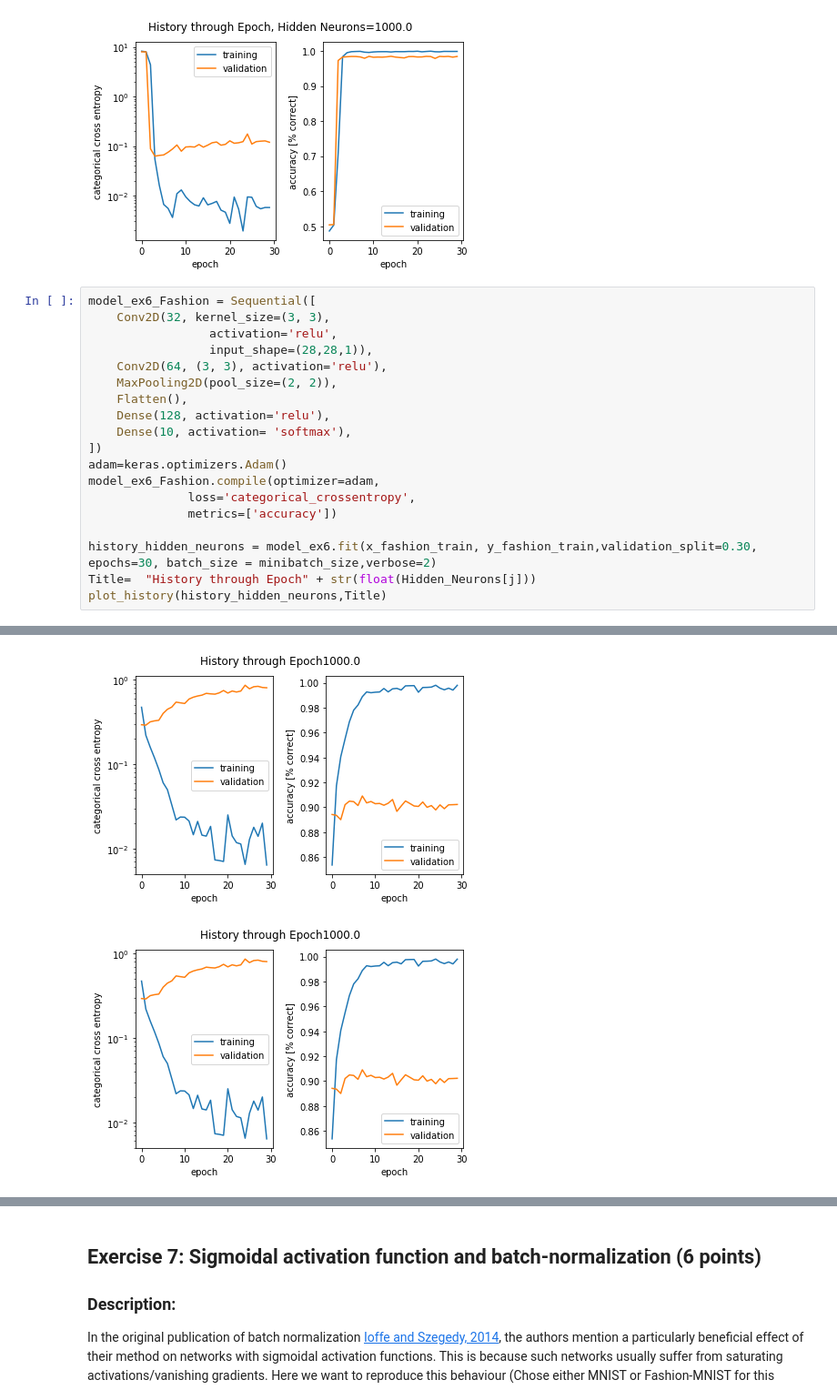
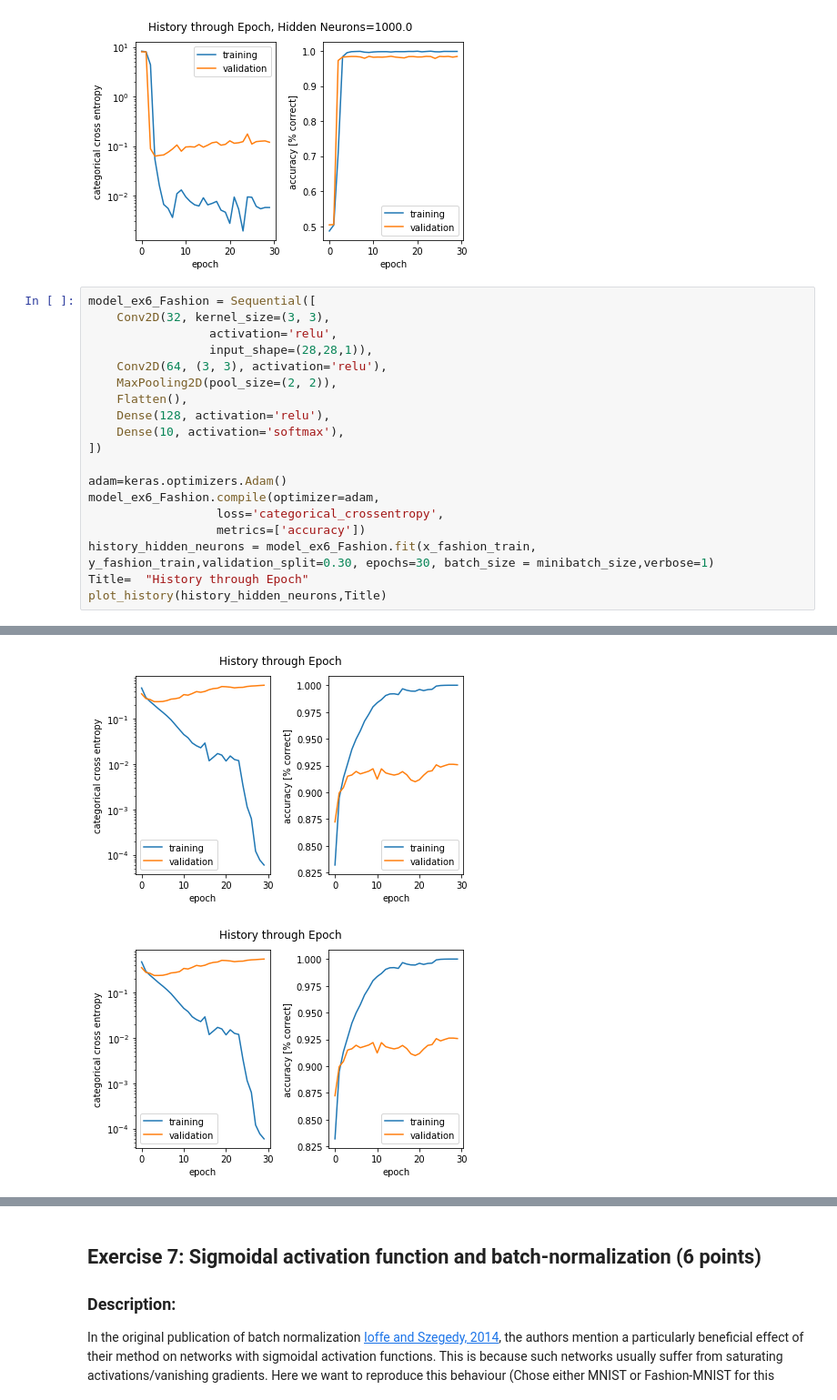
Before and after one commit to Guilhem74/EPFL_Artificial_Neural_Networks, a Jupyter notebook: miniproject1_ANN_Pi.ipynb, the cells around one changed output, grey strips where cells are left out. Shown at 91% size. Drawn from its saved outputs; the diff is of its cells as text.

```diff
--- a/miniproject1_ANN_Pi.ipynb
+++ b/miniproject1_ANN_Pi.ipynb
@@ -710,15 +710,15 @@ model_ex6_Fashion = Sequential([
     MaxPooling2D(pool_size=(2, 2)),
     Flatten(),
     Dense(128, activation='relu'),
-    Dense(10, activation= 'softmax'),
+    Dense(10, activation='softmax'),
 ])
+
 adam=keras.optimizers.Adam()
 model_ex6_Fashion.compile(optimizer=adam,
-              loss='categorical_crossentropy',
-              metrics=['accuracy'])
-
-history_hidden_neurons = model_ex6.fit(x_fashion_train, y_fashion_train,validation_split=0.30, epochs=30, batch_size = minibatch_size,verbose=2)
-Title=  "History through Epoch" + str(float(Hidden_Neurons[j]))
+                  loss='categorical_crossentropy',
+                  metrics=['accuracy'])
+history_hidden_neurons = model_ex6_Fashion.fit(x_fashion_train, y_fashion_train,validation_split=0.30, epochs=30, batch_size = minibatch_size,verbose=1)
+Title=  "History through Epoch"
 plot_history(history_hidden_neurons,Title)
 # %% [output]
 Train on 42000 samples, validate on 18000 samples
@@ -741,3 +741,3 @@ Epoch 30/30
-[figure, old version]
+[figure, new version]
-[figure, old version]
+[figure, new version]
 # %% [markdown]
```
Also changed, not shown: parts of 5 cells of this notebook.
